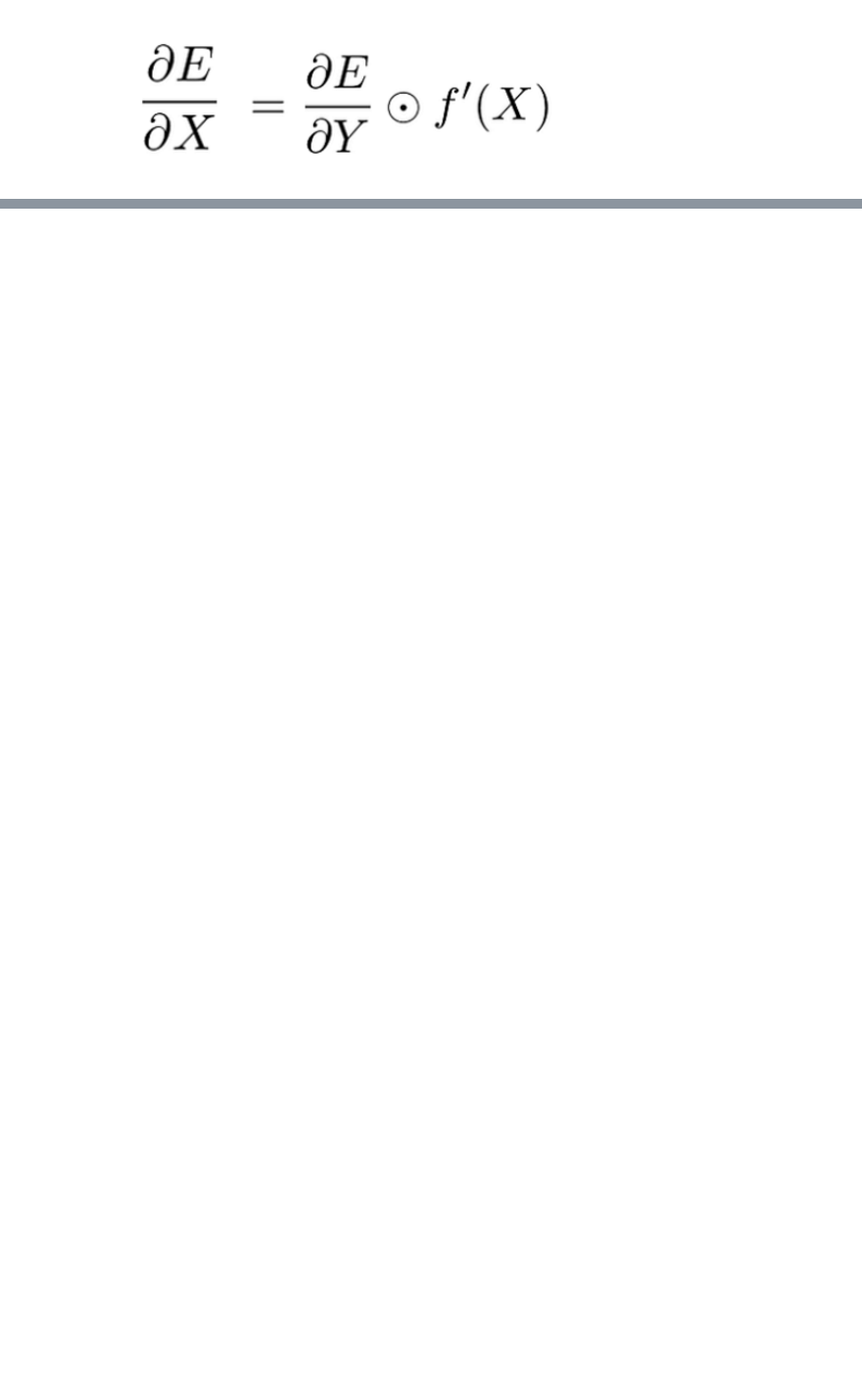
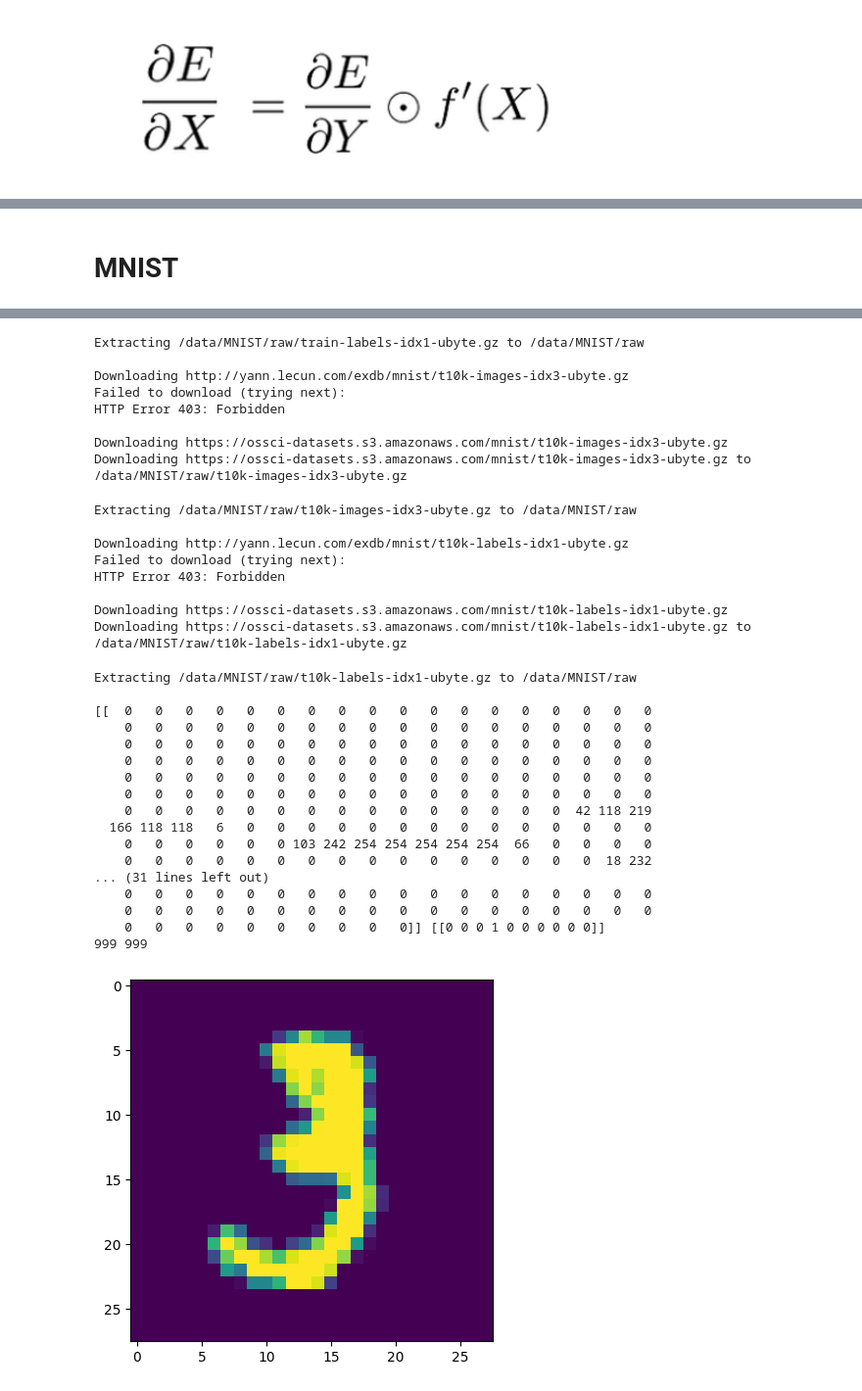
Before and after one commit to sidd6p/MNIST-Neural-Network-from-scratch, a Jupyter notebook: mnist-neural-network-from-scratch.ipynb, the cells around one changed output, grey strips where cells are left out. Shown: that part at 98% size. Drawn from its saved outputs; the diff is of its cells as text; code cells hidden in the pictures; blank space fills up the shorter version.

Commit message:
Kaggle Notebook | MNIST-Neural-Network-from-scratch | Version 4

```diff
--- a/mnist-neural-network-from-scratch.ipynb
+++ b/mnist-neural-network-from-scratch.ipynb
@@ -122,0 +131,2 @@ ValueError: shapes (1,1) and (3,2) not aligned: 1 (dim 1) != 3 (dim 0)
+# %% [markdown]
+# MNIST
@@ -122,0 +136,33 @@ ValueError: shapes (1,1) and (3,2) not aligned: 1 (dim 1) != 3 (dim 0)
+# %%
+def transform_image(image):
+    image = image.convert('L')
+    image = image.resize((28, 28))
+    image = list(image.getdata())
+    image = np.array(image)
+    image = image.reshape(1, -1)
+    return image
+
+def transform_label(label):
+    new_label = [0] * 10
+    new_label[label] = 1
+    new_label = np.array(new_label)
+    new_label = new_label.reshape(1, -1)
+    return new_label
+# %%
+dataset = MNIST("/data", download=True, train=True)
+
+image, label = dataset[10]
+plt.imshow(image)
+
+train_images, train_labels = list(), list()
+total_train = 1000
+for image, label in dataset:
+    total_train -= 1
+    if total_train == 0: break
+    else:
+        train_images.append(transform_image(image))
+        train_labels.append(transform_label(label))
+
+print(train_images[10], train_labels[10])
+print(len(train_images), len(train_labels))
+# %% [output]
@@ -122,0 +183,34 @@ ValueError: shapes (1,1) and (3,2) not aligned: 1 (dim 1) != 3 (dim 0)
+Extracting /data/MNIST/raw/train-labels-idx1-ubyte.gz to /data/MNIST/raw
+
+Downloading http://yann.lecun.com/exdb/mnist/t10k-images-idx3-ubyte.gz
+Failed to download (trying next):
+HTTP Error 403: Forbidden
+
+Downloading https://ossci-datasets.s3.amazonaws.com/mnist/t10k-images-idx3-ubyte.gz
+Downloading https://ossci-datasets.s3.amazonaws.com/mnist/t10k-images-idx3-ubyte.gz to /data/MNIST/raw/t10k-images-idx3-ubyte.gz
+Extracting /data/MNIST/raw/t10k-images-idx3-ubyte.gz to /data/MNIST/raw
+
+Downloading http://yann.lecun.com/exdb/mnist/t10k-labels-idx1-ubyte.gz
+Failed to download (trying next):
+HTTP Error 403: Forbidden
+
+Downloading https://ossci-datasets.s3.amazonaws.com/mnist/t10k-labels-idx1-ubyte.gz
+Downloading https://ossci-datasets.s3.amazonaws.com/mnist/t10k-labels-idx1-ubyte.gz to /data/MNIST/raw/t10k-labels-idx1-ubyte.gz
+Extracting /data/MNIST/raw/t10k-labels-idx1-ubyte.gz to /data/MNIST/raw
+
+[[  0   0   0   0   0   0   0   0   0   0   0   0   0   0   0   0   0   0
+    0   0   0   0   0   0   0   0   0   0   0   0   0   0   0   0   0   0
+    0   0   0   0   0   0   0   0   0   0   0   0   0   0   0   0   0   0
+    0   0   0   0   0   0   0   0   0   0   0   0   0   0   0   0   0   0
+    0   0   0   0   0   0   0   0   0   0   0   0   0   0   0   0   0   0
+    0   0   0   0   0   0   0   0   0   0   0   0   0   0   0   0   0   0
+    0   0   0   0   0   0   0   0   0   0   0   0   0   0   0  42 118 219
+  166 118 118   6   0   0   0   0   0   0   0   0   0   0   0   0   0   0
+    0   0   0   0   0   0 103 242 254 254 254 254 254  66   0   0   0   0
+    0   0   0   0   0   0   0   0   0   0   0   0   0   0   0   0  18 232
+... (31 lines left out)
+    0   0   0   0   0   0   0   0   0   0   0   0   0   0   0   0   0   0
+    0   0   0   0   0   0   0   0   0   0   0   0   0   0   0   0   0   0
+    0   0   0   0   0   0   0   0   0   0]] [[0 0 0 1 0 0 0 0 0 0]]
+999 999
+[figure, added]
```
Also changed, not shown: parts of 10 cells of this notebook.
